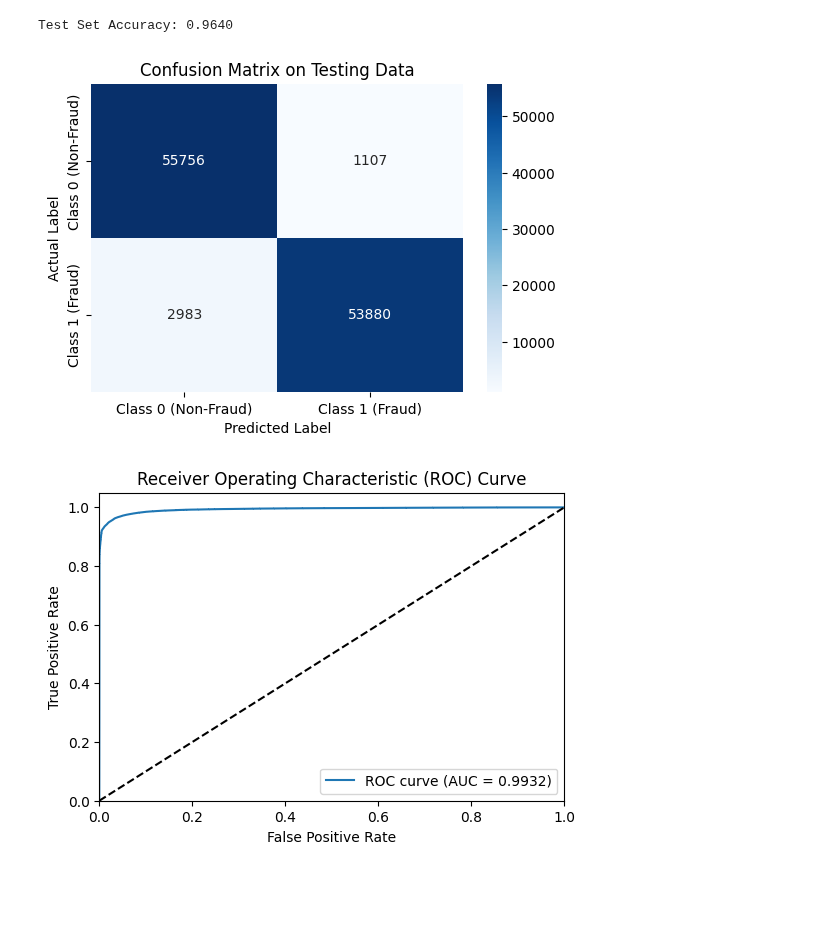
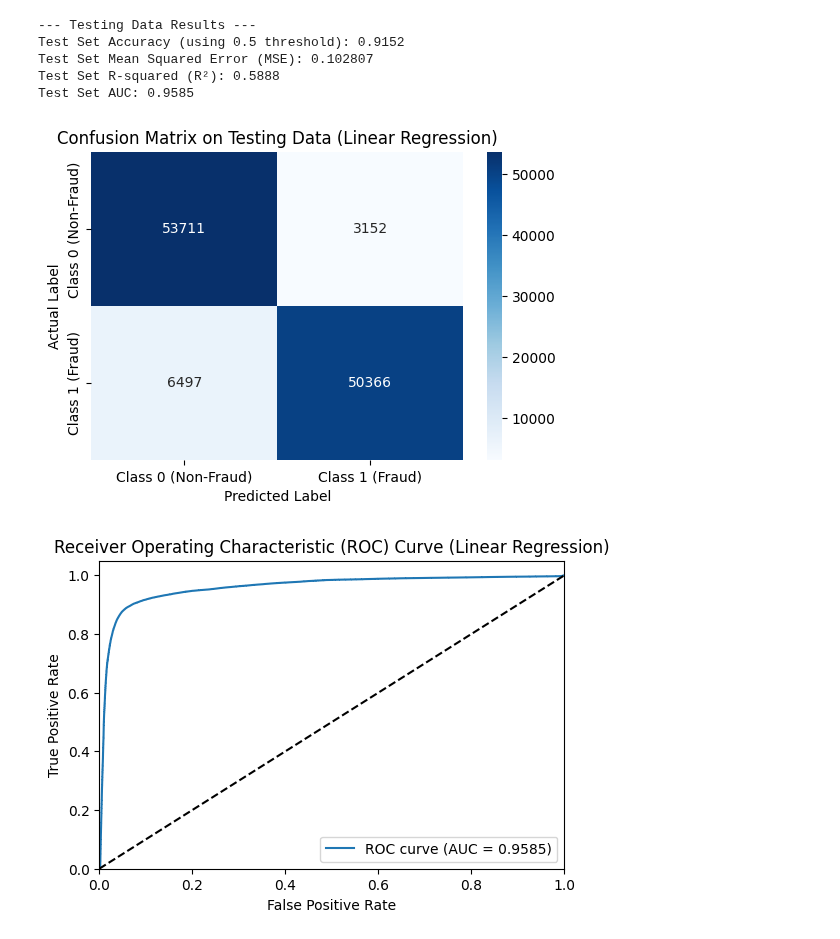
Before and after one commit to Mohamed1Hossam/ML, a Jupyter notebook: Numerical_Dataset/Linear-Regression-Final.ipynb, the cells around one changed output. Drawn from its saved outputs; the diff is of its cells as text; code cells hidden in the pictures; blank space fills up the shorter version.

```diff
--- a/Numerical_Dataset/Linear-Regression-Final.ipynb
+++ b/Numerical_Dataset/Linear-Regression-Final.ipynb
@@ -3,16 +3,21 @@ import pandas as pd
 import numpy as np
 import matplotlib.pyplot as plt
 import seaborn as sns
-from sklearn.linear_model import SGDClassifier
+from sklearn.linear_model import SGDRegressor
 from sklearn.model_selection import train_test_split
 from sklearn.preprocessing import StandardScaler
 from sklearn.metrics import (
+    mean_squared_error,
+    r2_score,
     confusion_matrix,
     accuracy_score,
     roc_curve,
-    roc_auc_score,
-    log_loss
+    roc_auc_score
 )
+
+DATASET_NAME = 'Credit Card Fraud Detection Dataset 2023'
+FILE_NAME = 'creditcard_2023.csv'
+TOTAL_SAMPLES = 568630
 # %% [markdown]
 ## 📝 Project Description Document: General Information on Dataset (a.)
 
@@ -56,4 +31,10 @@ Data loaded.
 # %%
+Data = pd.read_csv(FILE_NAME)
+
+# Separate features (X) and target (y). Drop 'id' column.
+X = Data.drop(['id', 'Class'], axis=1)
+y = Data['Class']
+
 # 1. Split into temporary set (Train+Validation) and Test set (20%)
 X_temp, X_test, y_temp, y_test = train_test_split(
     X, y, test_size=0.2, random_state=42, stratify=y
@@ -70,6 +51,12 @@ X_train_scaled = scaler.fit_transform(X_train)
 X_val_scaled = scaler.transform(X_val)
 X_test_scaled = scaler.transform(X_test)
 
-print("Features split and scaled.")
-print(f"Train Set Size: {X_train_scaled.shape[0]}, Validation Set Size: {X_val_scaled.shape[0]}, Test Set Size: {X_test_scaled.shape[0]}")
+TRAIN_SIZE = X_train_scaled.shape[0]
+VAL_SIZE = X_val_scaled.shape[0]
+TEST_SIZE = X_test_scaled.shape[0]
+
+print(f"Data split and scaled:")
+print(f"  Training Set (60%): {TRAIN_SIZE} samples")
+print(f"  Validation Set (20%): {VAL_SIZE} samples")
+print(f"  Testing Set (20%): {TEST_SIZE} samples")
 # %% [output]
@@ -168 +155,8 @@ y_pred_prob = model.predict_proba(X_test_scaled)[:, 1]
+# %%
+# Continuous predictions (Used for MSE, R2, and ROC AUC)
+y_pred_cont = model.predict(X_test_scaled)
+
+# Binarize continuous predictions (Used for Accuracy, Confusion Matrix)
+THRESHOLD = 0.5
+y_pred_bin = (y_pred_cont >= THRESHOLD).astype(int)
 # %%
@@ -184,36 +178,44 @@ plt.show()
-# %%
-## Accuracy
-accuracy = accuracy_score(y_test, y_pred_bin)
-print(f"Test Set Accuracy: {accuracy:.4f}")
-# %% [output]
-Test Set Accuracy: 0.9640
+# %%
+test_mse = mean_squared_error(y_test, y_pred_cont)
+test_r2 = r2_score(y_test, y_pred_cont)
+accuracy = accuracy_score(y_test, y_pred_bin)
+auc = roc_auc_score(y_test, y_pred_cont)
+
+print(f"\n--- Testing Data Results ---")
+print(f"Test Set Accuracy (using 0.5 threshold): {accuracy:.4f}")
+print(f"Test Set Mean Squared Error (MSE): {test_mse:.6f}")
+print(f"Test Set R-squared (R²): {test_r2:.4f}")
+print(f"Test Set AUC: {auc:.4f}")
+# %% [output]
+--- Testing Data Results ---
+Test Set Accuracy (using 0.5 threshold): 0.9152
+Test Set Mean Squared Error (MSE): 0.102807
+Test Set R-squared (R²): 0.5888
+Test Set AUC: 0.9585
 # %%
-## Confusion Matrix
+# Confusion Matrix
 cm = confusion_matrix(y_test, y_pred_bin)
-
 plt.figure(figsize=(6, 4))
 sns.heatmap(cm, annot=True, fmt='d', cmap='Blues',
             xticklabels=['Class 0 (Non-Fraud)', 'Class 1 (Fraud)'], yticklabels=['Class 0 (Non-Fraud)', 'Class 1 (Fraud)'])
-plt.title('Confusion Matrix on Testing Data')
+plt.title('Confusion Matrix on Testing Data (Linear Regression)')
 plt.ylabel('Actual Label')
 plt.xlabel('Predicted Label')
 plt.show()
 # %% [output]
-[figure, old version]
+[figure, new version]
 # %%
-## ROC curve
-fpr, tpr, _ = roc_curve(y_test, y_pred_prob)
-auc = roc_auc_score(y_test, y_pred_prob)
-
+# ROC curve
+fpr, tpr, _ = roc_curve(y_test, y_pred_cont)
 plt.figure(figsize=(6, 4))
 plt.plot(fpr, tpr, label=f'ROC curve (AUC = {auc:.4f})')
 plt.plot([0, 1], [0, 1], 'k--')
 plt.xlim([0.0, 1.0])
 plt.ylim([0.0, 1.05])
 plt.xlabel('False Positive Rate')
 plt.ylabel('True Positive Rate')
-plt.title('Receiver Operating Characteristic (ROC) Curve')
+plt.title('Receiver Operating Characteristic (ROC) Curve (Linear Regression)')
 plt.legend(loc="lower right")
 plt.show()
 # %% [output]
-[figure, old version]
+[figure, new version]
```
Also changed, not shown: parts of 11 cells of this notebook.
